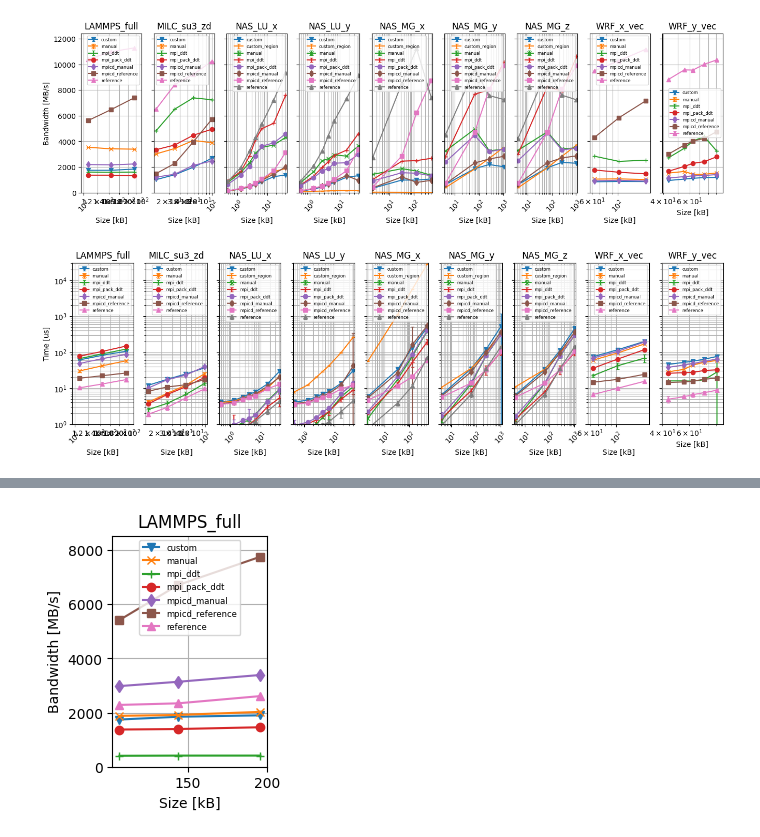
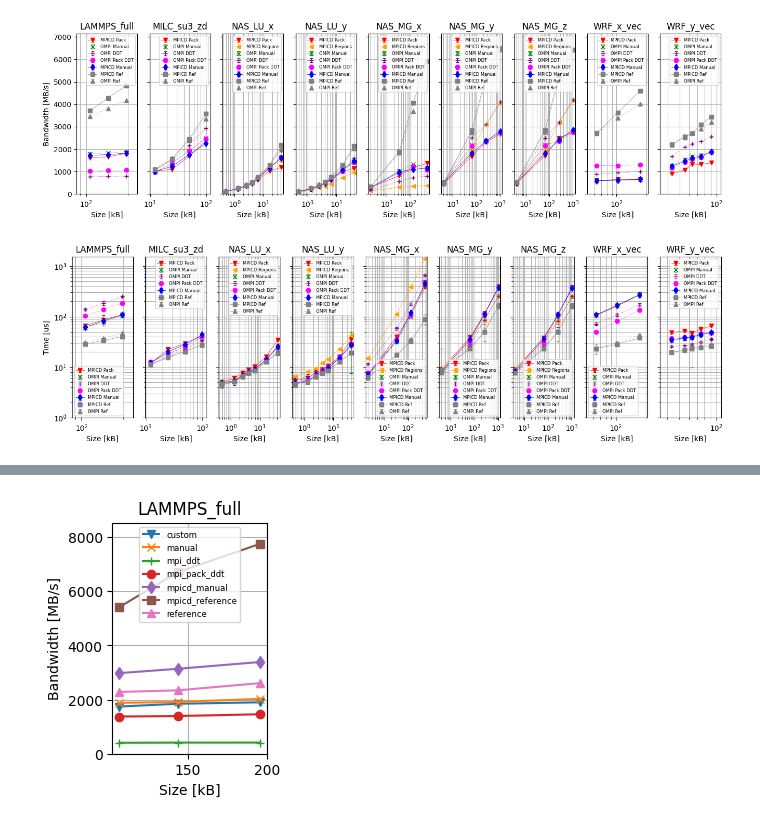
Before and after one commit to jtronge/mpi-custom-datatype, a Jupyter notebook: examples/ddtbench/analysis_scripts/ddtbench.ipynb, the cells around one changed output, grey strips where cells are left out. Saved outputs shown, nothing was run; the diff lists cells and outputs as text; code cells hidden in the pictures.

Commit message:
Update plotting script
Signed-off-by: Joseph Schuchart <joseph.schuchart@stonybrook.edu>

```diff
--- a/examples/ddtbench/analysis_scripts/ddtbench.ipynb
+++ b/examples/ddtbench/analysis_scripts/ddtbench.ipynb
@@ -98,14 +159,20 @@ def plot_horizontal(dfall, filename, fn, ylabel, logscale):
     for bench in dfall.testname.unique():
 
         df = dfall[ dfall.testname == bench ]
-        for name, v in df.groupby(["method"]):
+        for name, v in df.groupby(["method"], sort=True):
             method = name[0]
             xvals, yvals, yerrs = fn(v)
             #xvals = v['bytes'] / 1E3
             #yvals = xvals / 1E3 / (v['time_avg'] / 1E6)
 
             #ax.errorbar(xvals, yvals, yerrs, label="%s"%(method))
-            axs[i].errorbar(xvals, yvals, yerrs, label="%s"%(method), marker=get_marker(method), capsize=2)
+            axs[i].errorbar(xvals, yvals, yerrs,
+                            label=get_label(method),
+                            marker=get_marker(method),
+                            color=get_color(method),
+                            linestyle=get_linestyle(method),
+                            linewidth=.8,
+                            capsize=2)
             maxy = np.max([np.max(yvals), maxy])
 
         #ax.set_title("Barrier skew (%s %s per node)"%(npn, "processes" if (npn > 1) else "process"))
@@ -114,13 +181,14 @@ def plot_horizontal(dfall, filename, fn, ylabel, logscale):
         axs[i].set_title(bench)
         axs[i].legend(prop={'size': 6})
         axs[i].grid(which="both")
-        #axs[i].tick_params(axis='x', labelrotation=45)
         axs[i].set_xscale('log')
-        axs[i].set_xlim(left=np.min(xvals)*0.9, right=np.max(xvals)*1.1)
-
-        #ax.plot()
-        #fig.tight_layout()
-        #plt.close(fig)
+        #axs[i].set_xticks(xvals, labels=[str(math.ceil(x)) for x in xvals])
+        axs[i].set_xlim(left=np.min(xvals)*0.8, right=np.max(xvals)*1.2)
+        axs[i].xaxis.set_major_formatter(LogFormatterSciNotation())
+        axs[i].xaxis.set_minor_formatter(NullFormatter())
+        #axs[i].ticklabel_format(useOffset=False, style='plain')
+        #axs[i].set_xlim(left=10**(math.floor(math.log10(np.min(xvals)))),
+        #                right=10**(math.ceil(math.log10(np.max(xvals)))))
         i = i+1
 
     for ax in axs.flat:
@@ -130,7 +198,8 @@ def plot_horizontal(dfall, filename, fn, ylabel, logscale):
             ax.set_ylim(bottom=1, top=maxy*1.1)
         else:
             ax.set_ylim(bottom=0, top=maxy*1.1)
-        ax.tick_params(axis='x', rotation=45)
+        #ax.tick_params(axis='x', rotation=45)
+        #ax.tick_params(axis='x', labelrotation=45)
 
     # Hide x labels and tick labels for top plots and y ticks for right plots.
     for ax in axs.flat:
@@ -151,15 +220,15 @@ def time_fn(v):
     yerrs = v['time_std']
     return [xvals, yvals, yerrs]
 # %%
-dfraw = load_bench_files('ddtbench*shm.out')
+dfraw = load_bench_files('../../../results/ddtbench-2024-07-11-two-node/ddtbench*.out')
 dfall = compute_mean_std(dfraw)
 #print(dfraw.to_string())
 #print(dfall.to_string())
-plot_horizontal(dfall, filename="ddtbench-one-node.pdf", fn=bandwidth_fn, ylabel="Bandwidth [MB/s]", logscale=False)
-plot_horizontal(dfall, filename="ddtbench-one-node.pdf", fn=time_fn, ylabel="Time [us]", logscale=True)
+plot_horizontal(dfall, filename="ddtbench-one-node_bw.pdf", fn=bandwidth_fn, ylabel="Bandwidth [MB/s]", logscale=False)
+plot_horizontal(dfall, filename="ddtbench-one-node_time.pdf", fn=time_fn, ylabel="Time [us]", logscale=True)
 # %% [output]
-[figure, old version]
+[figure, new version]
-[figure, old version]
+[figure, new version]
 # %%
 dfraw = load_bench_files('extra_progress/ddtbench*_shm.out')
 dfall = compute_mean_std(dfraw)
```
Also changed, not shown: parts of 3 cells of this notebook.
